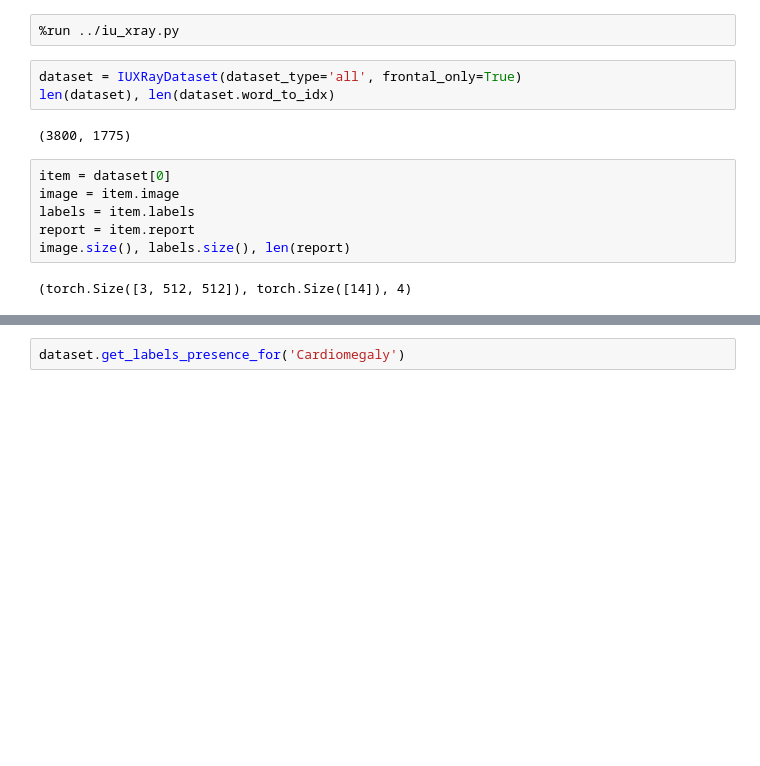
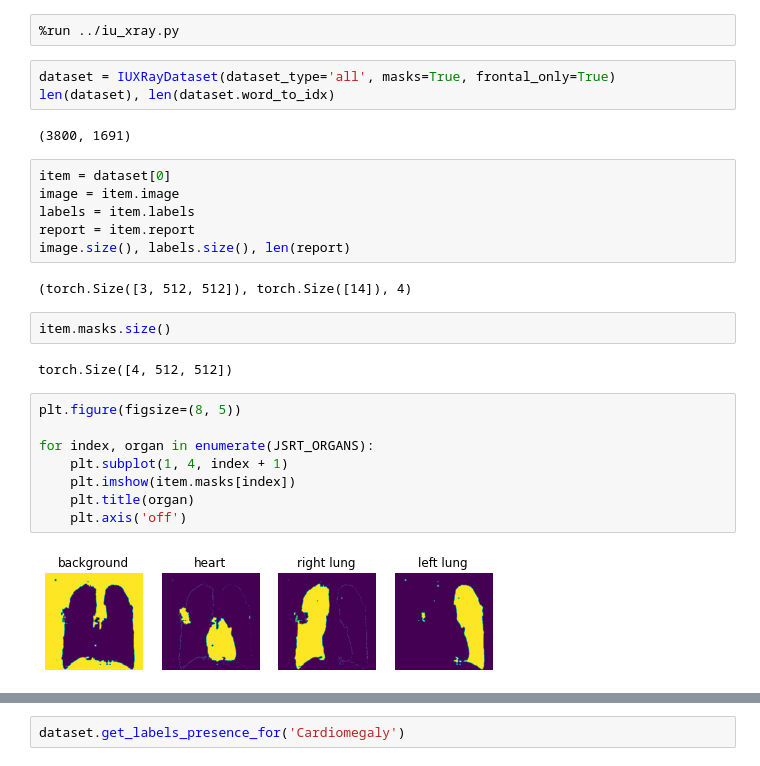
Before and after one commit to pdpino/medical-ai, a Jupyter notebook: medai/datasets/notebooks/iu_xray.ipynb, the cells around one changed output, grey strips where cells are left out. Saved outputs shown, nothing was run; the diff lists cells and outputs as text; blank space fills up the shorter version.

```diff
--- a/medai/datasets/notebooks/iu_xray.ipynb
+++ b/medai/datasets/notebooks/iu_xray.ipynb
@@ -374,10 +396,10 @@ from torchvision import transforms
 # %%
 %run ../iu_xray.py
 # %%
-dataset = IUXRayDataset(dataset_type='all', frontal_only=True)
+dataset = IUXRayDataset(dataset_type='all', masks=True, frontal_only=True)
 len(dataset), len(dataset.word_to_idx)
 # %% [output]
-(3800, 1775)
+(3800, 1691)
 # %%
 item = dataset[0]
 image = item.image
@@ -386,4 +408,18 @@ report = item.report
 image.size(), labels.size(), len(report)
 # %% [output]
 (torch.Size([3, 512, 512]), torch.Size([14]), 4)
+# %%
+item.masks.size()
+# %% [output]
+torch.Size([4, 512, 512])
+# %%
+plt.figure(figsize=(8, 5))
+
+for index, organ in enumerate(JSRT_ORGANS):
+    plt.subplot(1, 4, index + 1)
+    plt.imshow(item.masks[index])
+    plt.title(organ)
+    plt.axis('off')
+# %% [output]
+[figure, added]
 # %%
```
Also changed, not shown: parts of 16 cells of this notebook, 4 other files.
